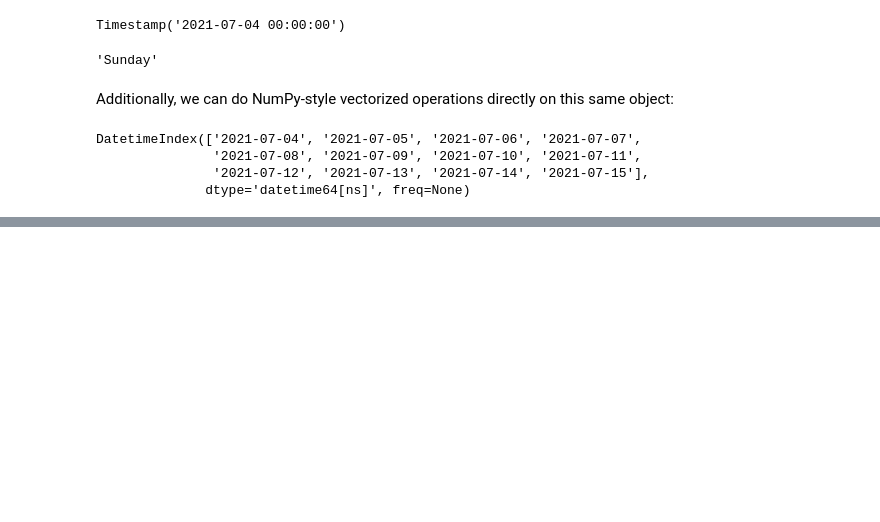
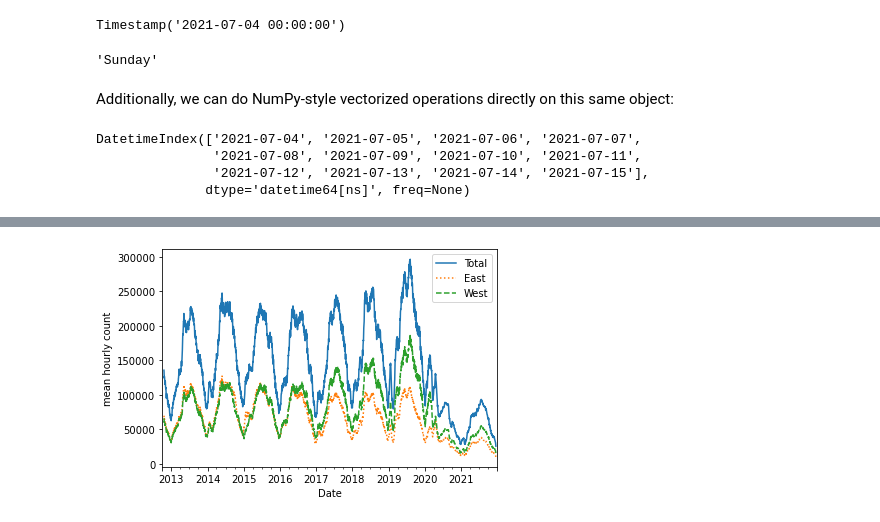
Before and after one commit to f0anits1o/Python-Data-Analysis, a Jupyter notebook: pandas2.ipynb, the cells around one changed output, grey strips where cells are left out. Saved outputs shown, nothing was run; the diff lists cells and outputs as text; code cells hidden in the pictures; blank space fills up the shorter version.

```diff
--- a/pandas2.ipynb
+++ b/pandas2.ipynb
@@ -3186,0 +3421,6 @@ DatetimeIndex(['2021-07-04', '2021-07-05', '2021-07-06', '2021-07-07',
+# %%
+daily = data.resample('D').sum()
+daily.rolling(30, center=True).sum().plot(style=['-', ':', '--'])
+plt.ylabel('mean hourly count');
+# %% [output]
+[figure, added]
```
Also changed, not shown: parts of 53 cells of this notebook.
